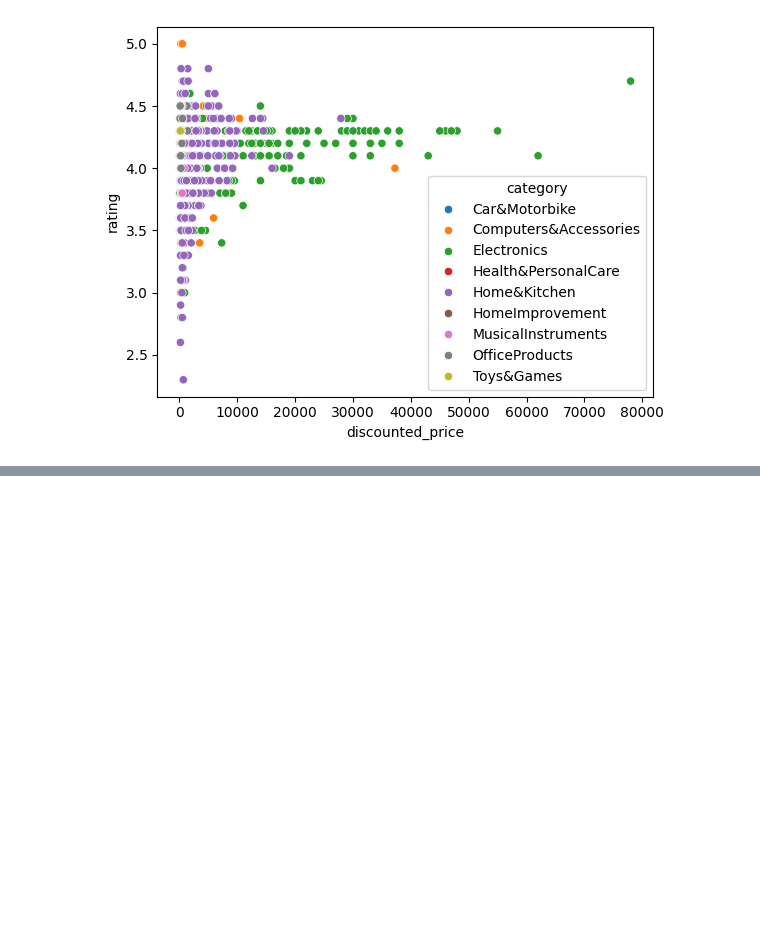
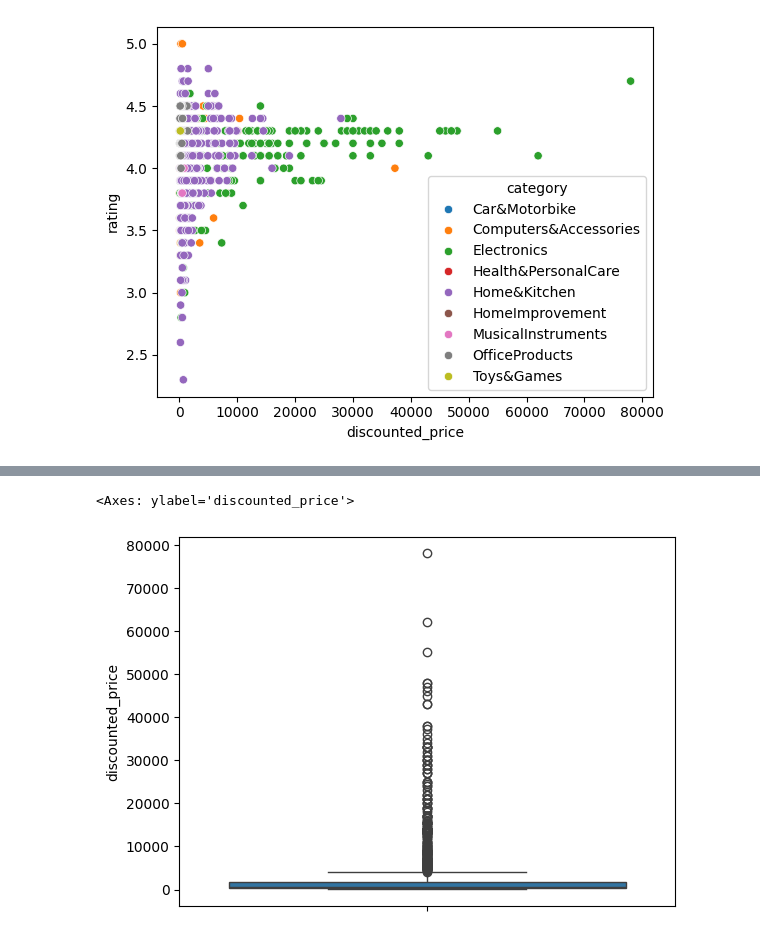
Before and after one commit to Shreeya555/AIML-Basics_Advanced, a Jupyter notebook: Amazon_Sales_Analysis_Jan26.ipynb, the cells around one changed output, grey strips where cells are left out. Drawn from its saved outputs; the diff is of its cells as text; code cells hidden in the pictures; blank space fills up the shorter version.

```diff
--- a/Amazon_Sales_Analysis_Jan26.ipynb
+++ b/Amazon_Sales_Analysis_Jan26.ipynb
@@ -289,0 +320,5 @@ sns.scatterplot(x='discounted_price', y='rating', hue='category', data =df)
+# %%
+sns.boxplot(y='discounted_price', data=df)
+# %% [output]
+<Axes: ylabel='discounted_price'>
+[figure, added]
```
Also changed, not shown: parts of 15 cells of this notebook.
